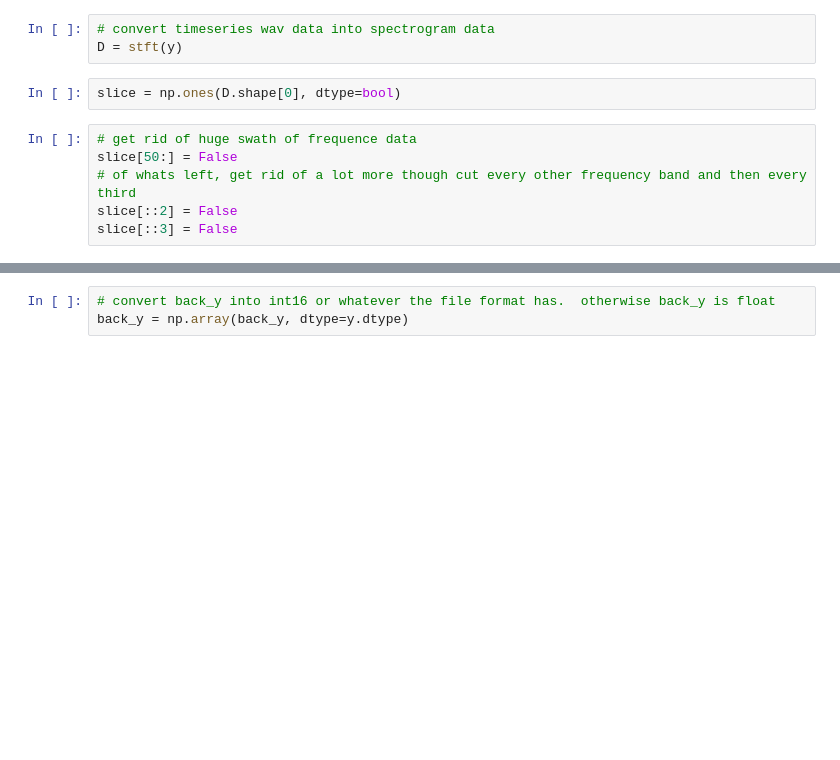
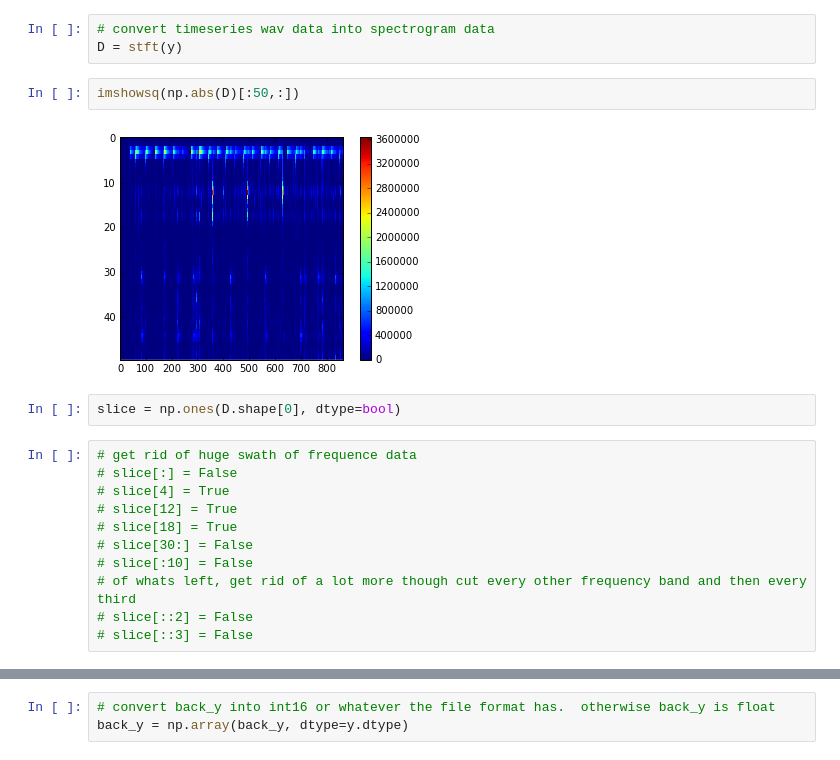
Before and after one commit to dwiel/deepfreq, a Jupyter notebook: backup.ipynb, the cells around one changed output, grey strips where cells are left out. Saved outputs shown, nothing was run; the diff lists cells and outputs as text; blank space fills up the shorter version.

```diff
--- a/backup.ipynb
+++ b/backup.ipynb
@@ -9,14 +9,23 @@ _, y = read(filename)
 # %%
 # convert timeseries wav data into spectrogram data
 D = stft(y)
+# %%
+imshowsq(np.abs(D)[:50,:])
+# %% [output]
+[figure, added]
 # %%
 slice = np.ones(D.shape[0], dtype=bool)
 # %%
 # get rid of huge swath of frequence data
-slice[50:] = False
+# slice[:] = False
+# slice[4] = True
+# slice[12] = True
+# slice[18] = True
+# slice[30:] = False
+# slice[:10] = False
 # of whats left, get rid of a lot more though cut every other frequency band and then every third
-slice[::2] = False
-slice[::3] = False
+# slice[::2] = False
+# slice[::3] = False
 # %%
 # only 7 complex numbers are left out of 1025
 sum(slice), len(slice)
```
Also changed, not shown: parts of 18 cells of this notebook.
